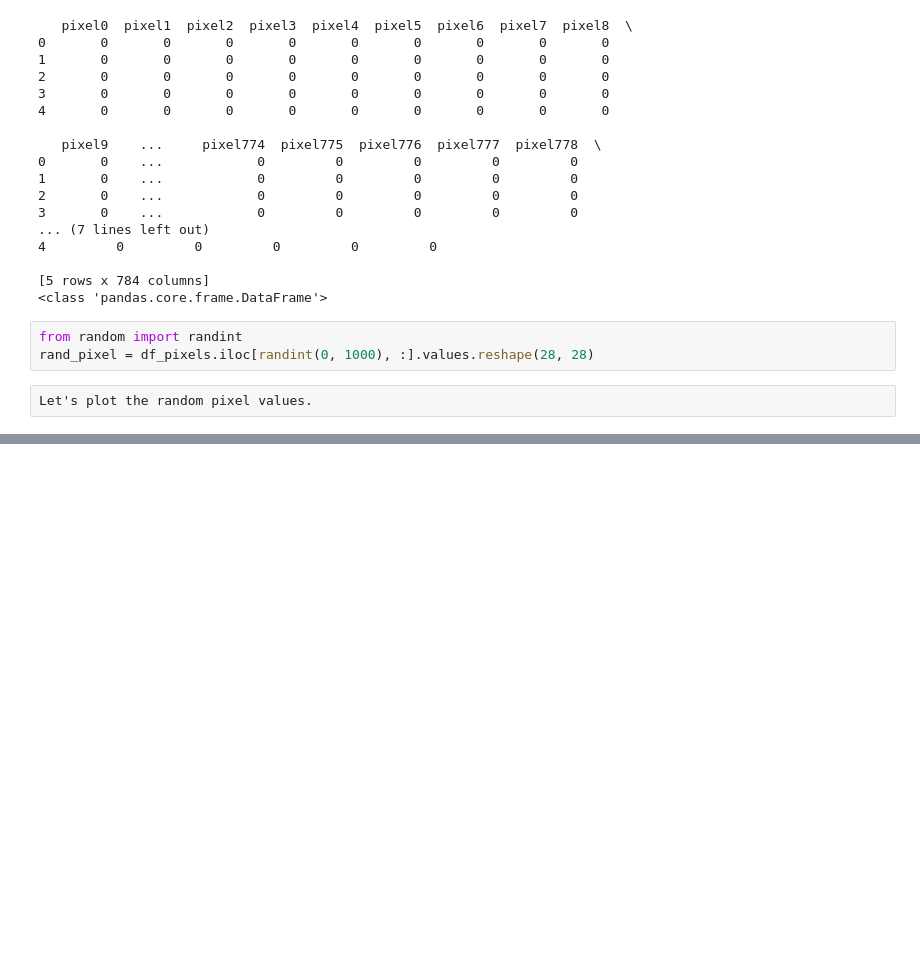
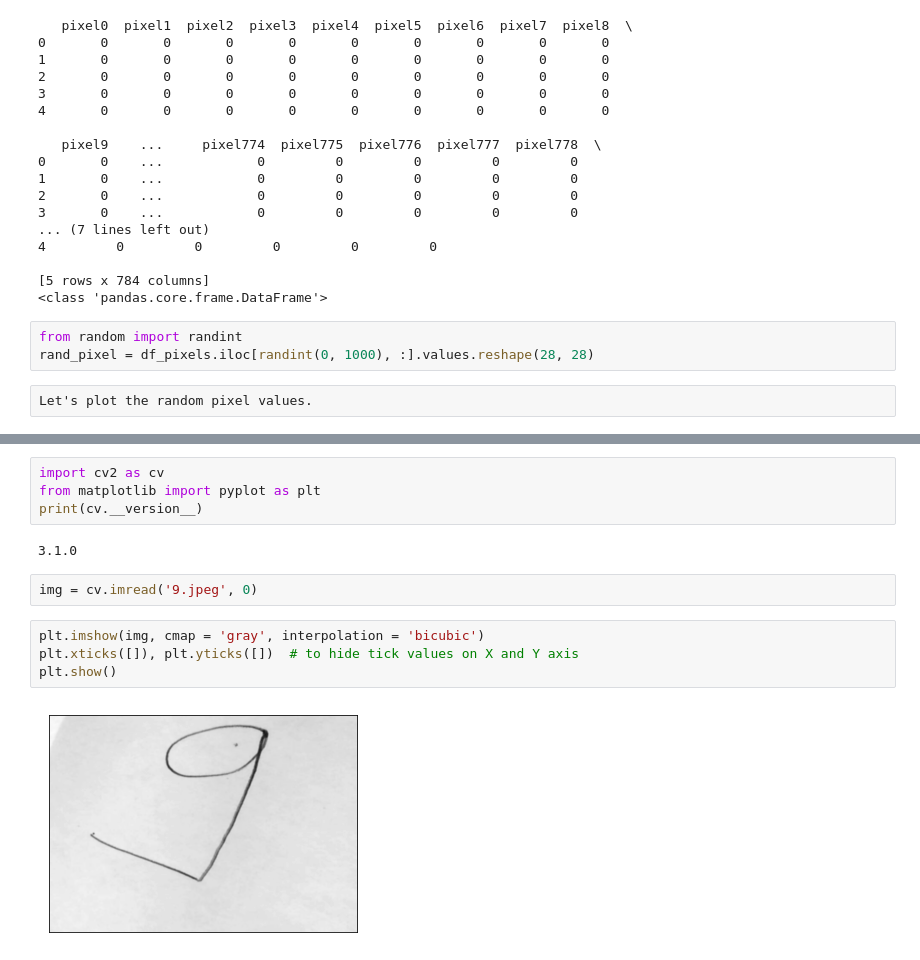
Before and after one commit to utkarshdeep/Digit-Recognizer, a Jupyter notebook: PoC.ipynb, the cells around one changed output, grey strips where cells are left out. Cells and saved outputs as stored; diff of their text form; blank space fills up the shorter version.

```diff
--- a/PoC.ipynb
+++ b/PoC.ipynb
@@ -66,0 +125,14 @@ plt.show()
+# %%
+import cv2 as cv
+from matplotlib import pyplot as plt
+print(cv.__version__)
+# %% [output]
+3.1.0
+# %%
+img = cv.imread('9.jpeg', 0)
+# %%
+plt.imshow(img, cmap = 'gray', interpolation = 'bicubic')
+plt.xticks([]), plt.yticks([])  # to hide tick values on X and Y axis
+plt.show()
+# %% [output]
+[figure, added]
```
Also changed, not shown: parts of 21 cells of this notebook, 3 other files.
